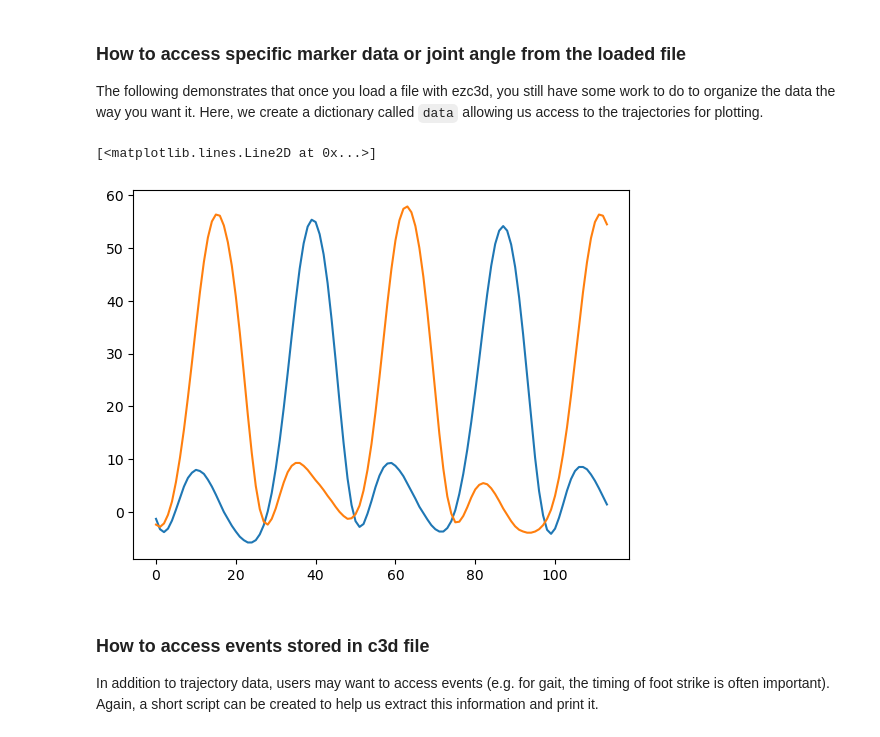
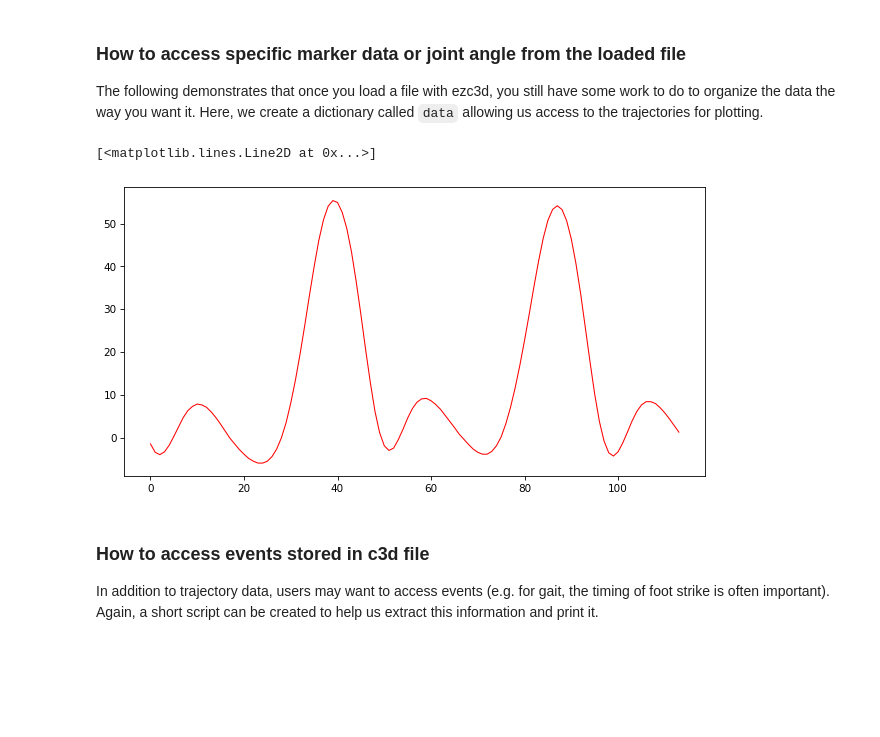
Before and after one commit to neurogeriatricskiel/esmac_2024, a Jupyter notebook: notebooks/marker-based toolboxes/marker_tutorial.ipynb, the cells around one changed output. Saved outputs shown, nothing was run; the diff lists cells and outputs as text; code cells hidden in the pictures; blank space fills up the shorter version.

```diff
--- a/notebooks/marker-based toolboxes/marker_tutorial.ipynb
+++ b/notebooks/marker-based toolboxes/marker_tutorial.ipynb
@@ -63,11 +65,9 @@ for i in range(len(label)):
 # %%
 # Plot the right knee angles over time.
 plt.plot(data['A22:RKneeAngles'][0,:])
-# Plot the left knee angles over time.
-plt.plot(data['A22:LKneeAngles'][0,:])
 # %% [output]
 [<matplotlib.lines.Line2D at 0x...>]
-[figure, old version]
+[figure, new version]
 # %% [markdown]
 ### How to access events stored in c3d file
 
```
Also changed, not shown: parts of 10 cells of this notebook.
